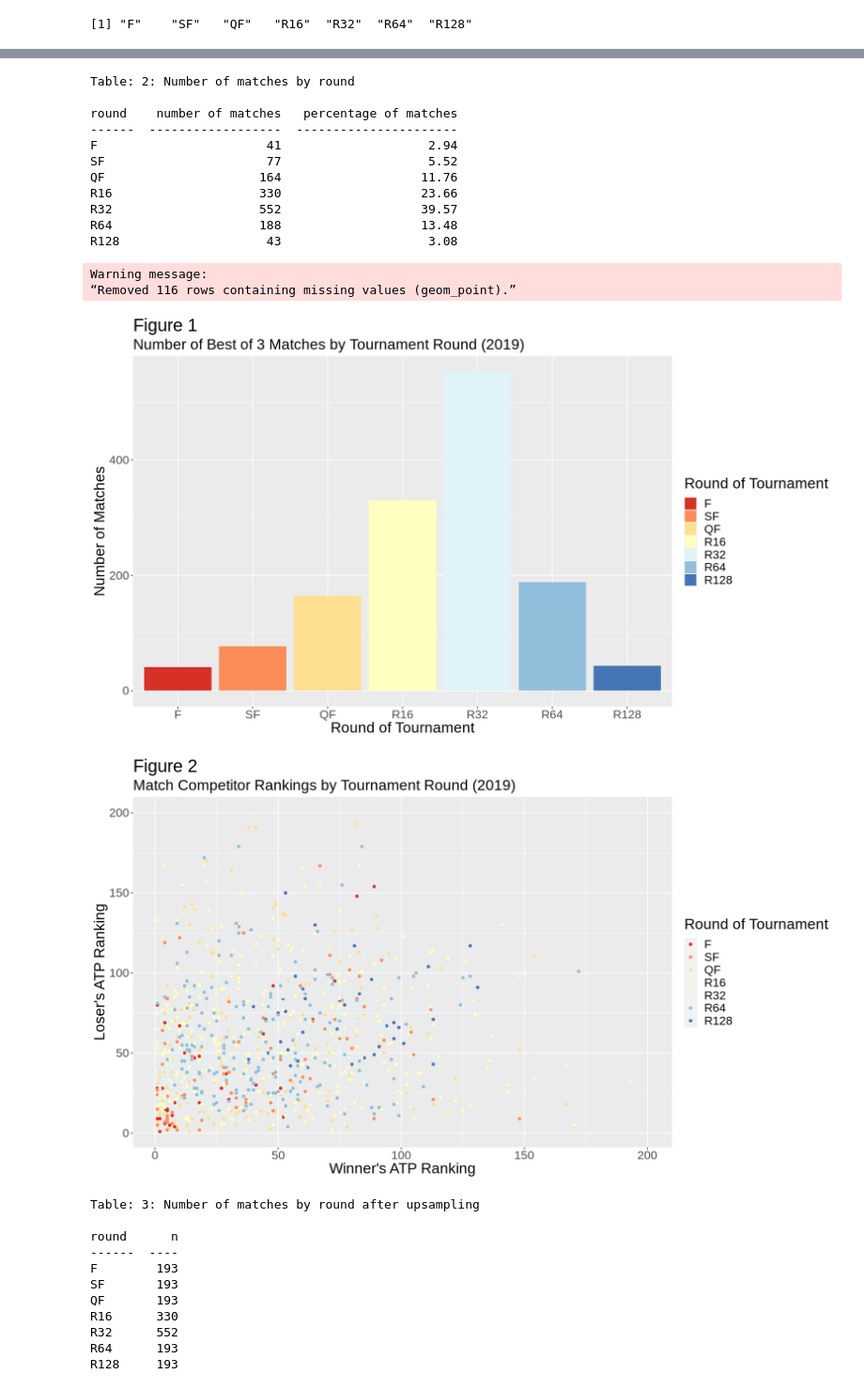
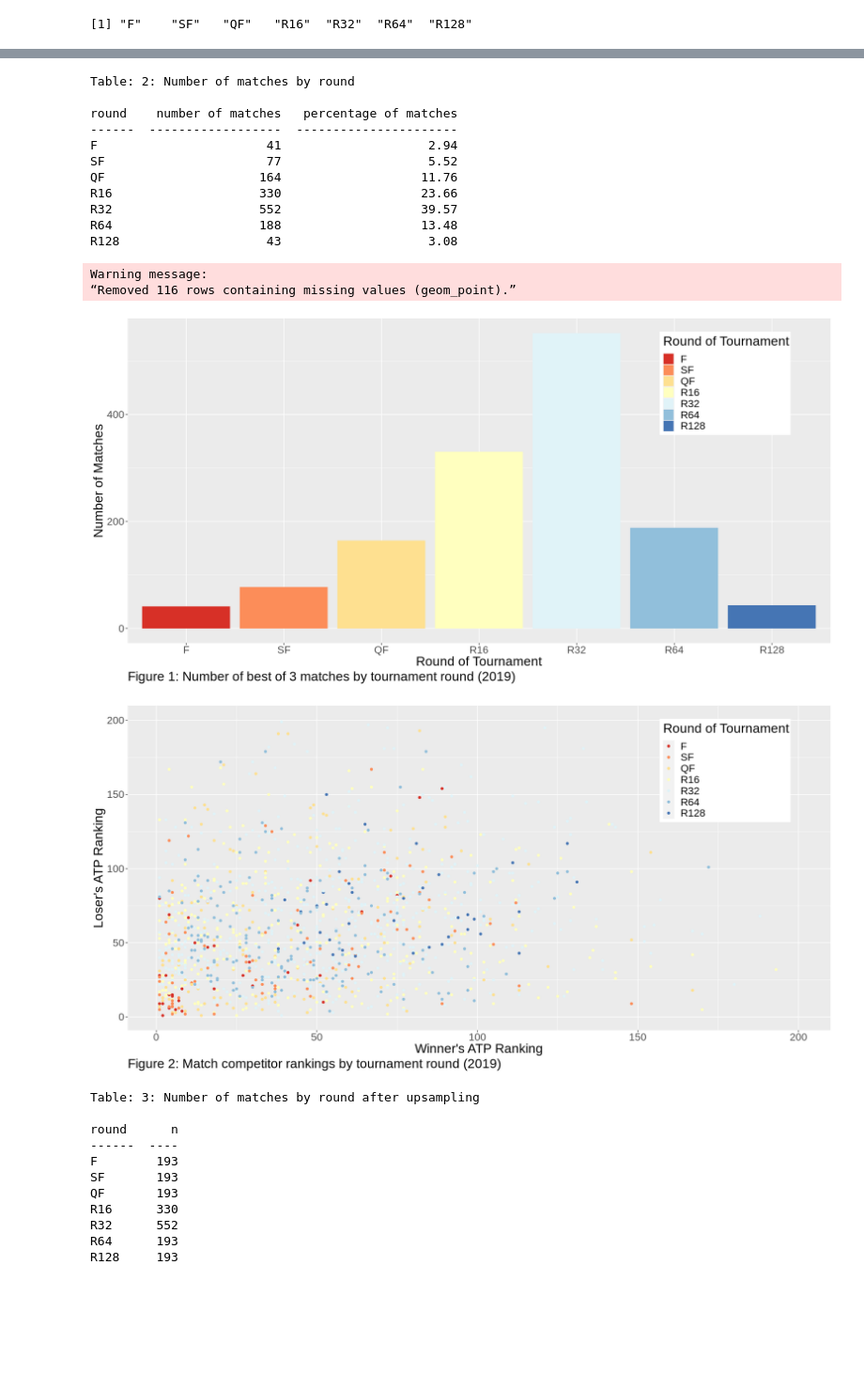
Before and after one commit to ben-westmore/dsci-100-2022w1-group-177, a Jupyter notebook: group177_report.ipynb, the cells around one changed output, grey strips where cells are left out. Shown at 94% size. Drawn from its saved outputs; the diff is of its cells as text; code cells hidden in the pictures; blank space fills up the shorter version.

Commit message:
Troubleshot errors (fixed them!) and added visualizations for the classification.

```diff
--- a/group177_report.ipynb
+++ b/group177_report.ipynb
@@ -146,13 +155,14 @@ knitr::kable(matches_by_round,
 
 matches_by_round_plot <- ggplot(matches_by_round, aes(x = round, y = number_of_matches, fill = round)) +
     geom_bar(stat = "identity") +
-    labs(subtitle = "Number of Best of 3 Matches by Tournament Round (2019)",
-         x = "Round of Tournament",
+    labs(x = "Round of Tournament",
          y = "Number of Matches",
          fill = "Round of Tournament",
-         title = "Figure 1") +
+         caption = "Figure 1: Number of best of 3 matches by tournament round (2019)") +
     scale_fill_brewer(palette = "RdYlBu") +
-    theme(text = element_text(size = 20))
+    theme(text = element_text(size = 20),
+          plot.caption = element_text(hjust = 0, size = 20),
+          legend.position = c(0.85, 0.8))
 
 matches_by_round_plot
 
@@ -160,41 +170,42 @@ matches_by_round_plot
 
 rankings_vs_round_plot <- ggplot(tennis_train, aes(x = winner_rank, y = loser_rank, colour = round)) +
     geom_point() +
-    labs(subtitle = "Match Competitor Rankings by Tournament Round (2019)",
-         x = "Winner's ATP Ranking",
+    labs(x = "Winner's ATP Ranking",
          y = "Loser's ATP Ranking",
          colour = "Round of Tournament",
-         title = "Figure 2") +
+         caption = "Figure 2: Match competitor rankings by tournament round (2019)") +
     lims(x = c(1, 200), y = c(1, 200)) +
-    theme(text = element_text(size = 20)) +
+    theme(text = element_text(size = 20),
+          plot.caption = element_text(hjust = 0, size = 20),
+          legend.position = c(0.85, 0.8)) +
     scale_color_brewer(palette = "RdYlBu")
 
 rankings_vs_round_plot
 # %% [output]
 A tibble: 6 × 10
 | round | w_1stIn | w_df | l_1stIn | l_df | winner_rank | winner_rank_points | loser_rank | loser_rank_points | ... |
 | <fct> | <dbl> | <dbl> | <dbl> | <dbl> | <dbl> | <dbl> | <dbl> | <dbl> | ... |
 | F | 37 | 2 | 39 | 2 | 63 | 814 | 93 | 616 | ... |
 | SF | 76 | 5 | 61 | 5 | 93 | 616 | 58 | 855 | ... |
 | SF | 33 | 0 | 36 | 2 | 63 | 814 | 34 | 1125 | ... |
 | QF | 48 | 0 | 52 | 3 | 93 | 616 | 50 | 933 | ... |
 | QF | 80 | 3 | 104 | 2 | 58 | 855 | 24 | 1705 | ... |
 | QF | 41 | 1 | 40 | 0 | 63 | 814 | 54 | 895 | ... |
 Table: 2: Number of matches by round
 
 round    number of matches   percentage of matches
 ------  ------------------  ----------------------
 F                       41                    2.94
 SF                      77                    5.52
 QF                     164                   11.76
 R16                    330                   23.66
 R32                    552                   39.57
 R64                    188                   13.48
 R128                    43                    3.08
 Warning message:
 “Removed 116 rows containing missing values (geom_point).”
-[figure, old version]
+[figure, new version]
-[figure, old version]
+[figure, new version]
 # %%
 set.seed(2019)
 
```
Also changed, not shown: parts of 6 cells of this notebook.
